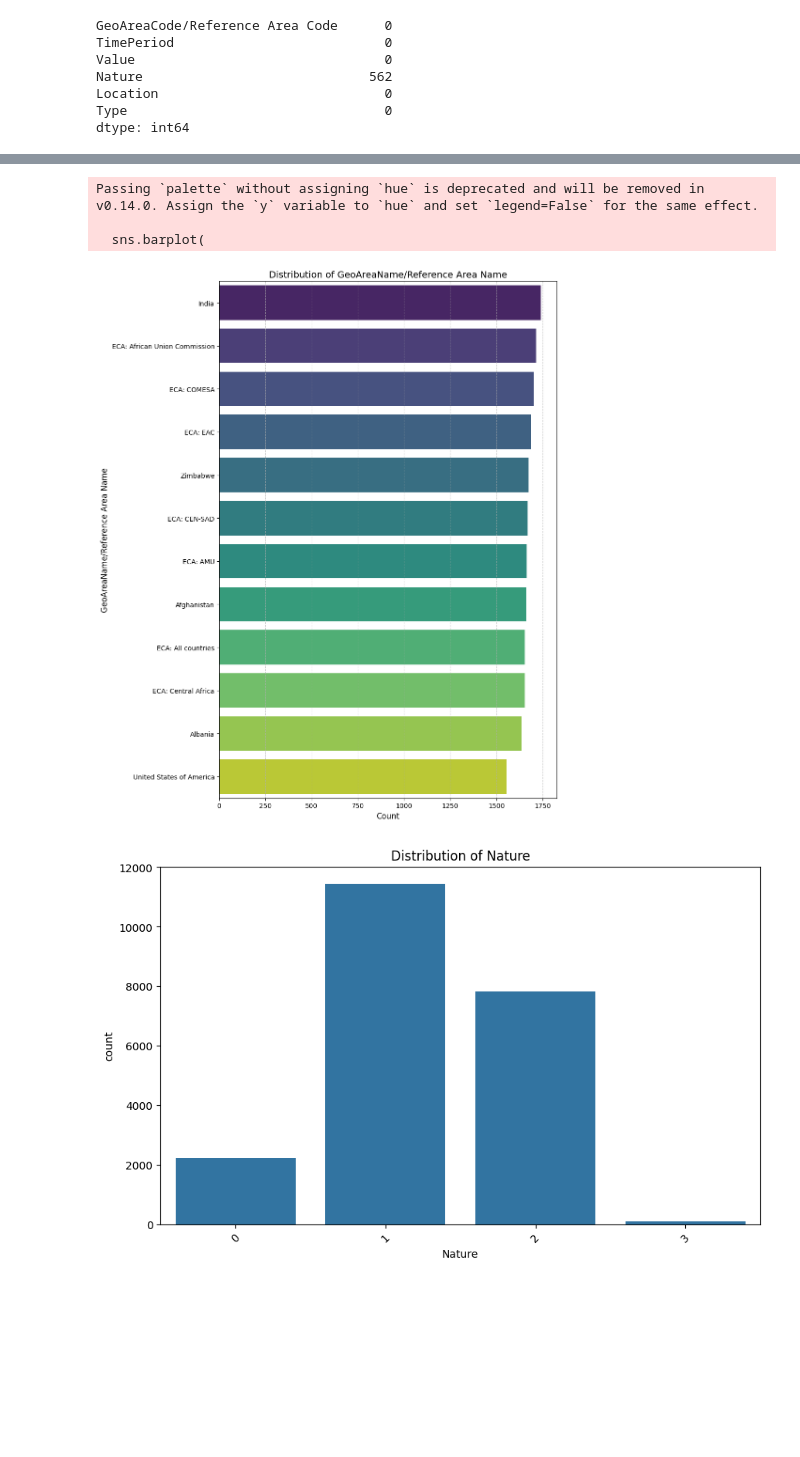
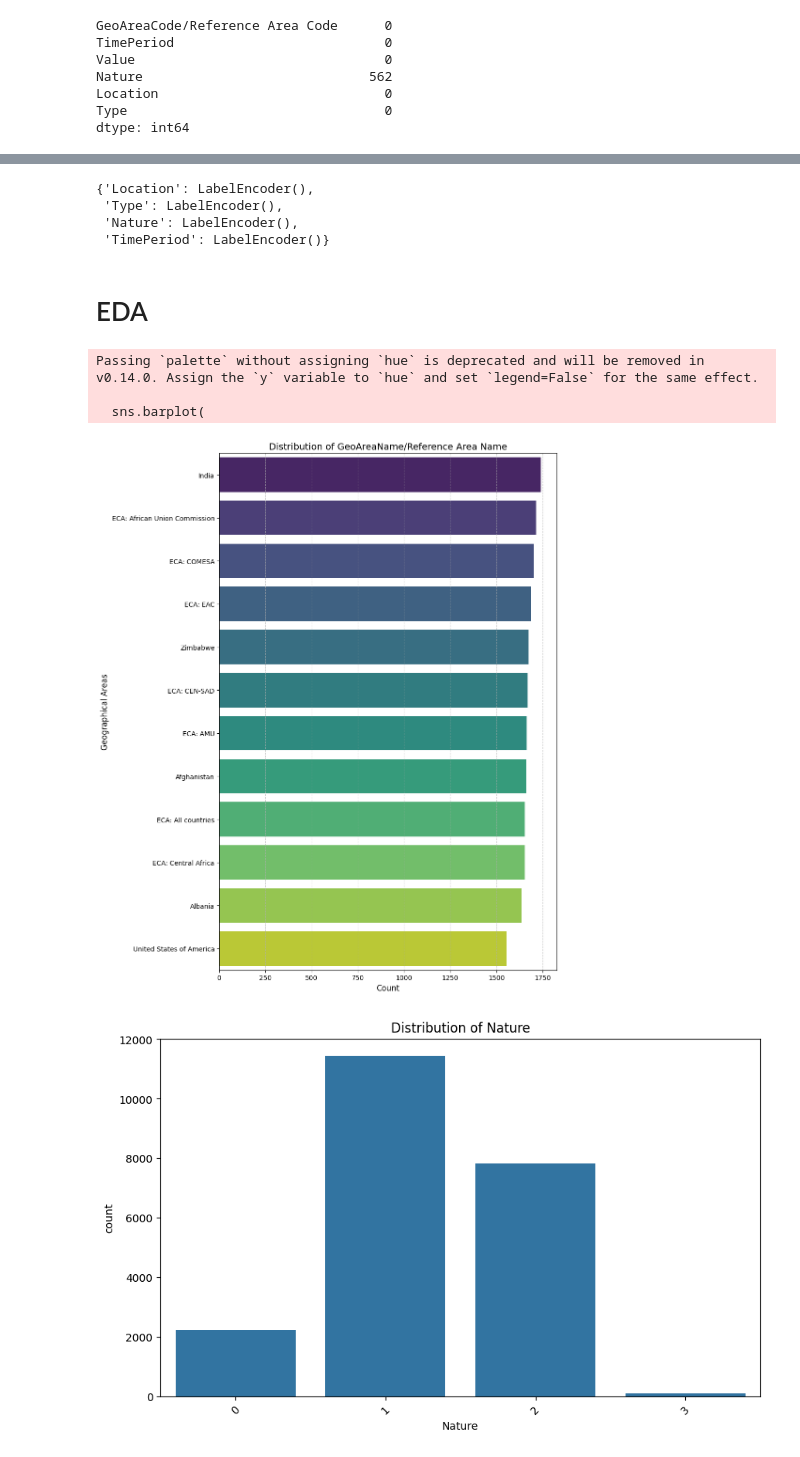
Before and after one commit to MrSaltyFish/gskillsWorkshopAI, a Jupyter notebook: finalProject/finalProject.ipynb, the cells around one changed output, grey strips where cells are left out. Saved outputs shown, nothing was run; the diff lists cells and outputs as text; code cells hidden in the pictures; blank space fills up the shorter version.

```diff
--- a/finalProject/finalProject.ipynb
+++ b/finalProject/finalProject.ipynb
@@ -131,7 +129,14 @@ cleaned_data.head()
+# %%
+label_encoders
+# %% [output]
+{'Location': LabelEncoder(),
+ 'Type': LabelEncoder(),
+ 'Nature': LabelEncoder(),
+ 'TimePeriod': LabelEncoder()}
+# %% [markdown]
+# EDA
 # %%
-import numpy as np
-import matplotlib.pyplot as plt
-import seaborn as sns
+# Graph 1
 
 np.random.seed(42)
 categories = np.array(['ECA: African Union Commission', 'ECA: All countries',
@@ -140,34 +145,34 @@ categories = np.array(['ECA: African Union Commission', 'ECA: All countries',
                        'Zimbabwe'])  # Use a subset of categories for clarity
 n_data_points = 20000
 geo_area_names = np.random.choice(categories, n_data_points)
 graph_data = pd.DataFrame({'GeoAreaName/Reference Area Name': geo_area_names})
 
 # Count the occurrences of each category
 counts = graph_data['GeoAreaName/Reference Area Name'].value_counts()
 
 # Sort by counts for better visualization
 counts = counts.sort_values(ascending=False)
 
 # Create the plot
 plt.figure(figsize=(10, 12))
 sns.barplot(
     x=counts.values,
     y=counts.index,
     palette='viridis'
 )
 
 # Add labels and title
 plt.xlabel('Count', fontsize=12)
-plt.ylabel('GeoAreaName/Reference Area Name', fontsize=12)
+plt.ylabel('Geographical Areas', fontsize=12)
 plt.title('Distribution of GeoAreaName/Reference Area Name', fontsize=14)
 plt.grid(axis='x', linestyle='--', alpha=0.7)
 
 plt.tight_layout()
 plt.show()
 # %% [output]
 Passing `palette` without assigning `hue` is deprecated and will be removed in v0.14.0. Assign the `y` variable to `hue` and set `legend=False` for the same effect.
 
   sns.barplot(
-[figure, old version]
+[figure, new version]
 # %%
 plt.figure(figsize=(10, 6))
```
Also changed, not shown: parts of 21 cells of this notebook, 13 other files.
